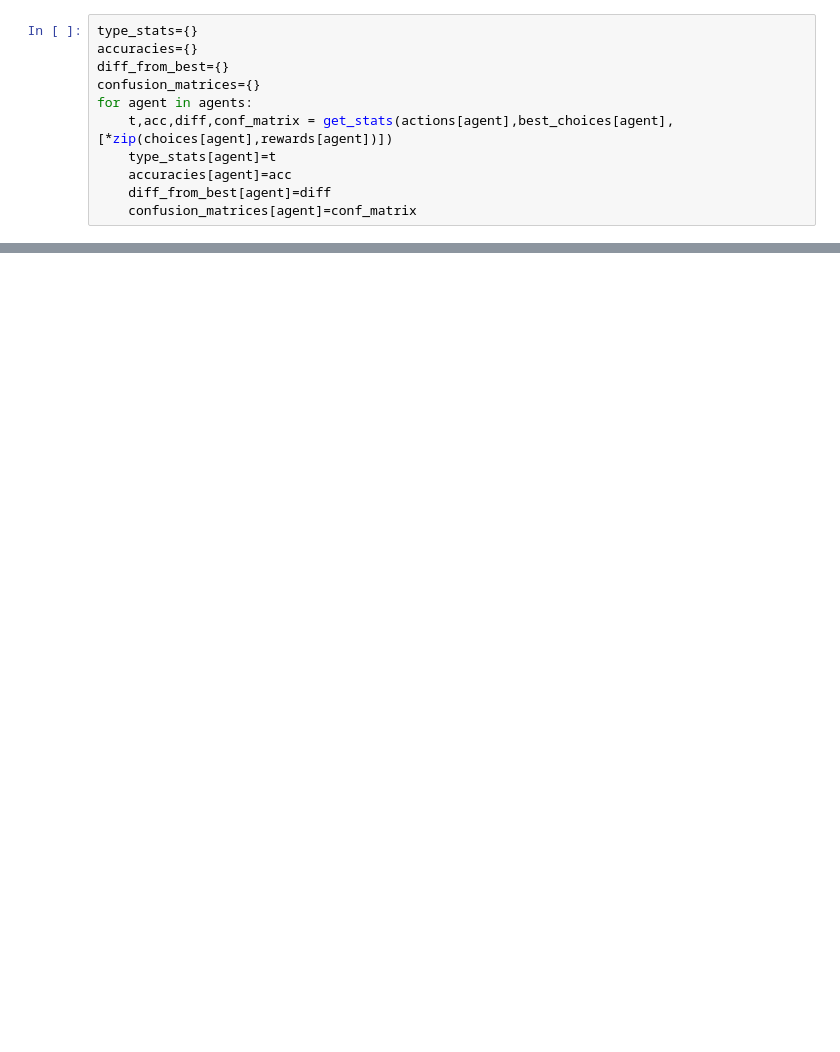
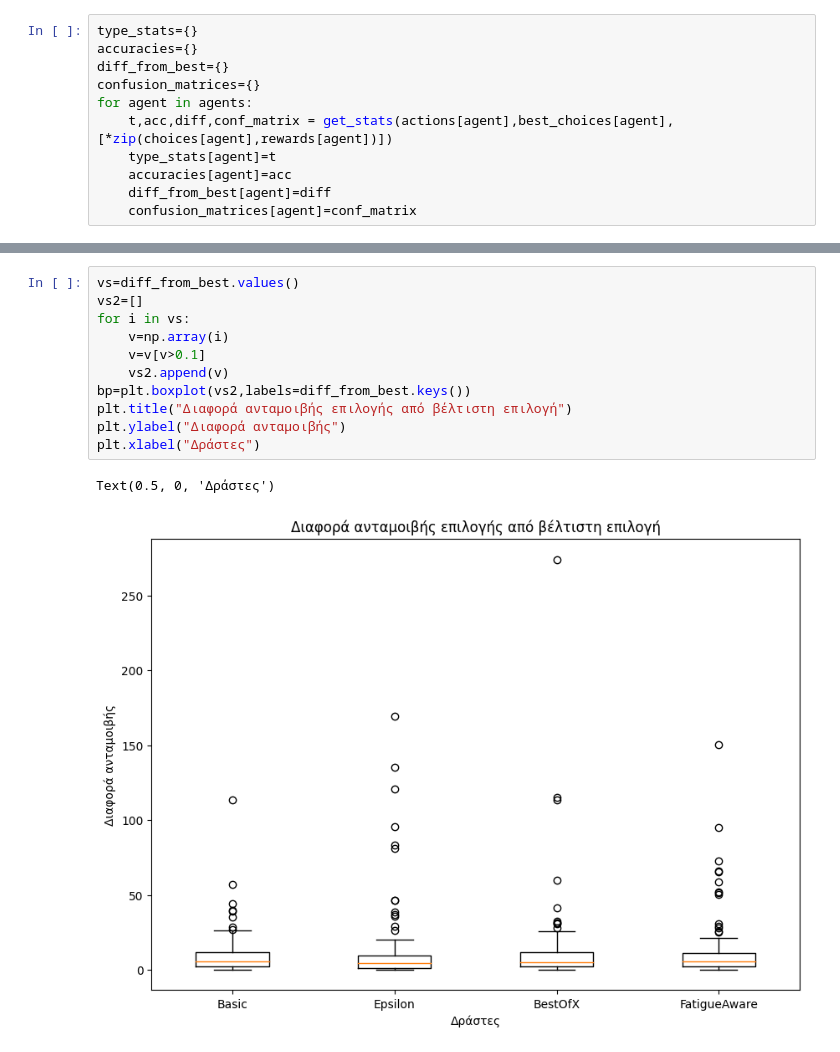
Before and after one commit to JDnikolo/thesis_gamified_hexad_extraction, a Jupyter notebook: RL_system/testing.ipynb, the cells around one changed output, grey strips where cells are left out. Saved outputs shown, nothing was run; the diff lists cells and outputs as text; blank space fills up the shorter version.

```diff
--- a/RL_system/testing.ipynb
+++ b/RL_system/testing.ipynb
@@ -295,0 +354,14 @@ bp=plt.boxplot(diff_from_best.values(),labels=diff_from_best.keys())
+# %%
+vs=diff_from_best.values()
+vs2=[]
+for i in vs:
+    v=np.array(i)
+    v=v[v>0.1]
+    vs2.append(v)
+bp=plt.boxplot(vs2,labels=diff_from_best.keys())
+plt.title("Διαφορά ανταμοιβής επιλογής από βέλτιστη επιλογή")
+plt.ylabel("Διαφορά ανταμοιβής")
+plt.xlabel("Δράστες")
+# %% [output]
+Text(0.5, 0, 'Δράστες')
+[figure, added]
```
Also changed, not shown: parts of 23 cells of this notebook, 1 other file.
